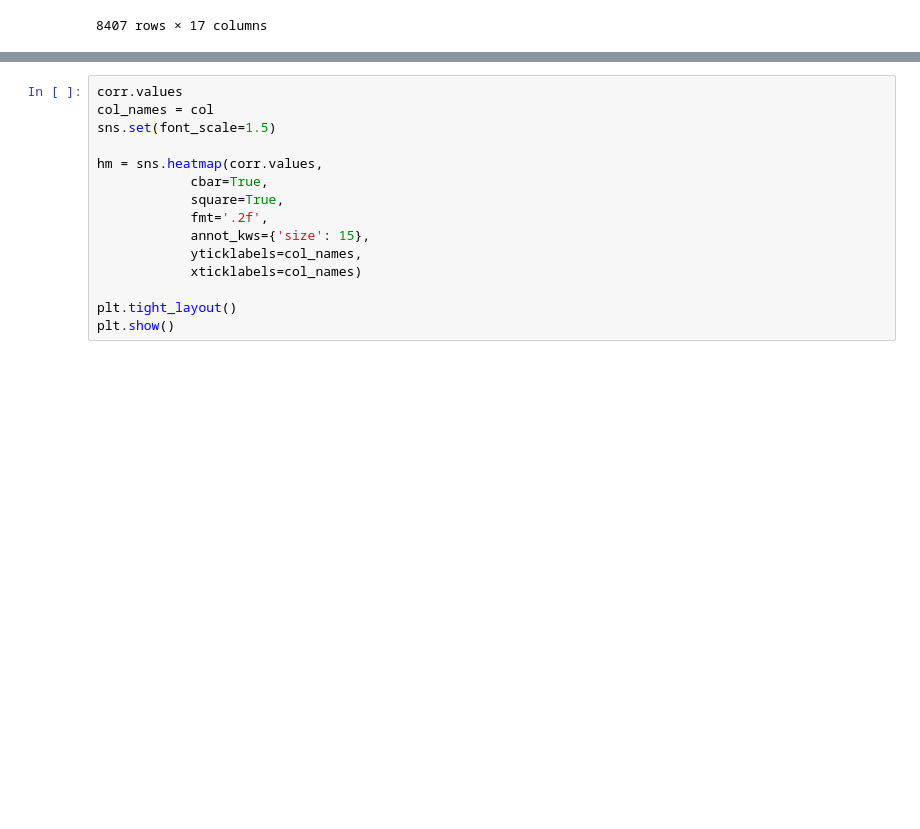
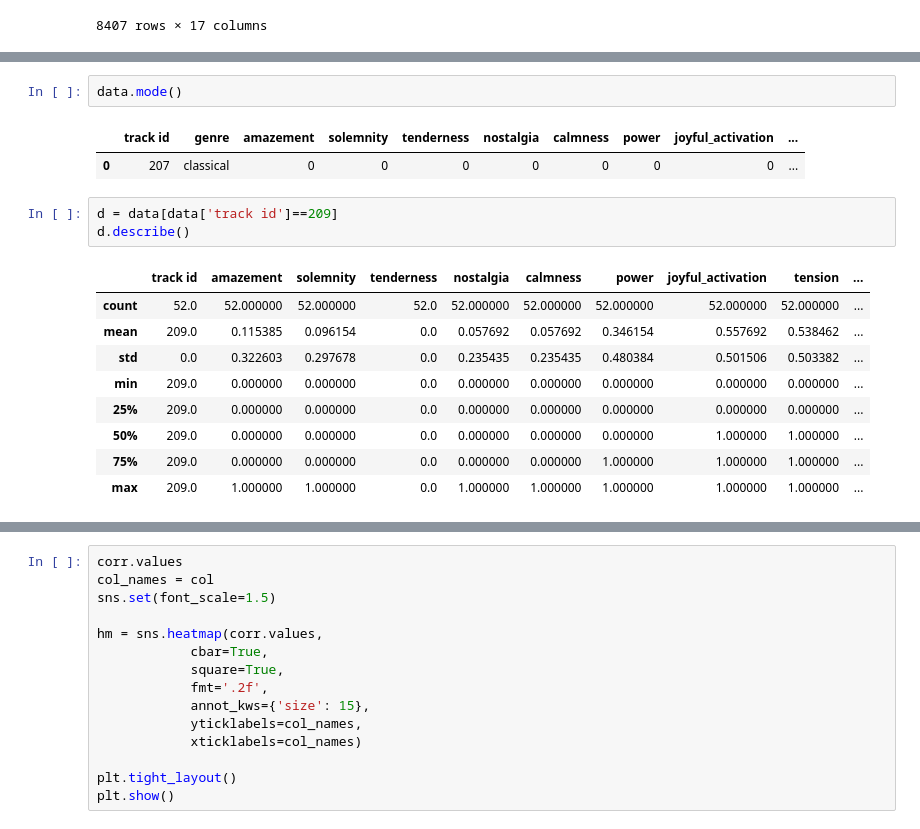
Before and after one commit to Sharp90/recommendation, a Jupyter notebook: induced_musical_emotion.ipynb, the cells around one changed output, grey strips where cells are left out. Drawn from its saved outputs; the diff is of its cells as text; blank space fills up the shorter version.

```diff
--- a/induced_musical_emotion.ipynb
+++ b/induced_musical_emotion.ipynb
@@ -51,0 +34,18 @@ corr
+# %%
+data.mode()
+# %% [output]
+|  | track id | genre | amazement | solemnity | tenderness | nostalgia | calmness | power | joyful_activation | ... |
+| 0 | 207 | classical | 0 | 0 | 0 | 0 | 0 | 0 | 0 | ... |
+# %%
+d = data[data['track id']==209]
+d.describe()
+# %% [output]
+|  | track id | amazement | solemnity | tenderness | nostalgia | calmness | power | joyful_activation | tension | ... |
+| count | 52.0 | 52.000000 | 52.000000 | 52.0 | 52.000000 | 52.000000 | 52.000000 | 52.000000 | 52.000000 | ... |
+| mean | 209.0 | 0.115385 | 0.096154 | 0.0 | 0.057692 | 0.057692 | 0.346154 | 0.557692 | 0.538462 | ... |
+| std | 0.0 | 0.322603 | 0.297678 | 0.0 | 0.235435 | 0.235435 | 0.480384 | 0.501506 | 0.503382 | ... |
+| min | 209.0 | 0.000000 | 0.000000 | 0.0 | 0.000000 | 0.000000 | 0.000000 | 0.000000 | 0.000000 | ... |
+| 25% | 209.0 | 0.000000 | 0.000000 | 0.0 | 0.000000 | 0.000000 | 0.000000 | 0.000000 | 0.000000 | ... |
+| 50% | 209.0 | 0.000000 | 0.000000 | 0.0 | 0.000000 | 0.000000 | 0.000000 | 1.000000 | 1.000000 | ... |
+| 75% | 209.0 | 0.000000 | 0.000000 | 0.0 | 0.000000 | 0.000000 | 1.000000 | 1.000000 | 1.000000 | ... |
+| max | 209.0 | 1.000000 | 1.000000 | 0.0 | 1.000000 | 1.000000 | 1.000000 | 1.000000 | 1.000000 | ... |
```
Also changed, not shown: parts of 2 cells of this notebook, 3 other files.
